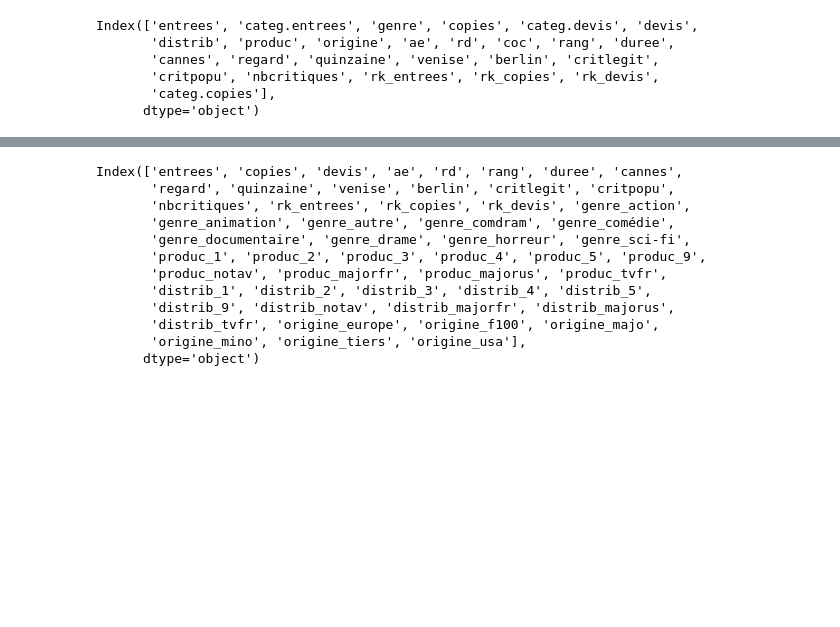
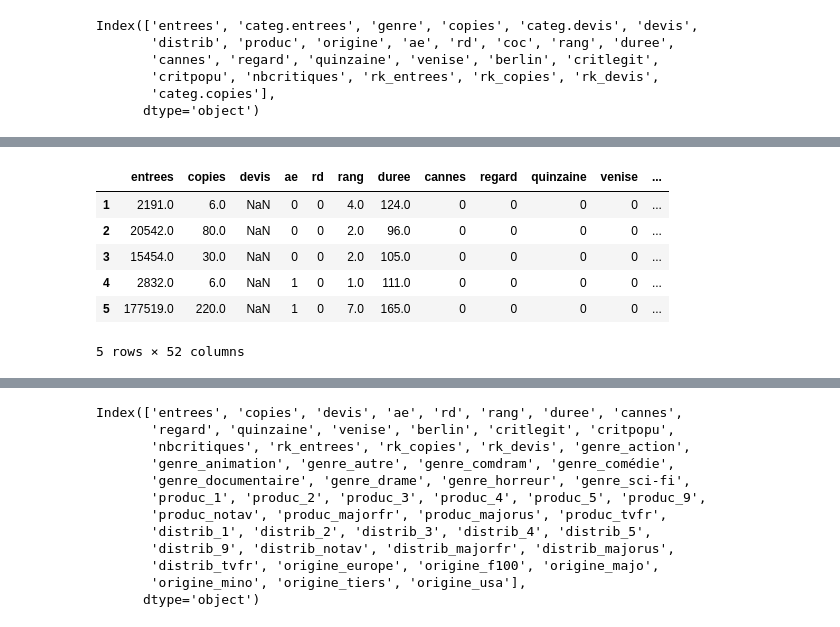
Before and after one commit to Aquachoc/Cinema-statapp, a Jupyter notebook: Untitled.ipynb, the cells around one changed output, grey strips where cells are left out. Saved outputs shown, nothing was run; the diff lists cells and outputs as text; code cells hidden in the pictures; blank space fills up the shorter version.

```diff
--- a/Untitled.ipynb
+++ b/Untitled.ipynb
@@ -261,2 +261,12 @@ accuracy_score(y_test, rez))
 # %%
 plot_mca(mcaa, ACP_base_nAE)
+# %%
+cine.head()
+# %% [output]
+|  | entrees | copies | devis | ae | rd | rang | duree | cannes | regard | quinzaine | venise | ... |
+| 1 | 2191.0 | 6.0 | NaN | 0 | 0 | 4.0 | 124.0 | 0 | 0 | 0 | 0 | ... |
+| 2 | 20542.0 | 80.0 | NaN | 0 | 0 | 2.0 | 96.0 | 0 | 0 | 0 | 0 | ... |
+| 3 | 15454.0 | 30.0 | NaN | 0 | 0 | 2.0 | 105.0 | 0 | 0 | 0 | 0 | ... |
+| 4 | 2832.0 | 6.0 | NaN | 1 | 0 | 1.0 | 111.0 | 0 | 0 | 0 | 0 | ... |
+| 5 | 177519.0 | 220.0 | NaN | 1 | 0 | 7.0 | 165.0 | 0 | 0 | 0 | 0 | ... |
+5 rows × 52 columns
```
Also changed, not shown: parts of 19 cells of this notebook.
